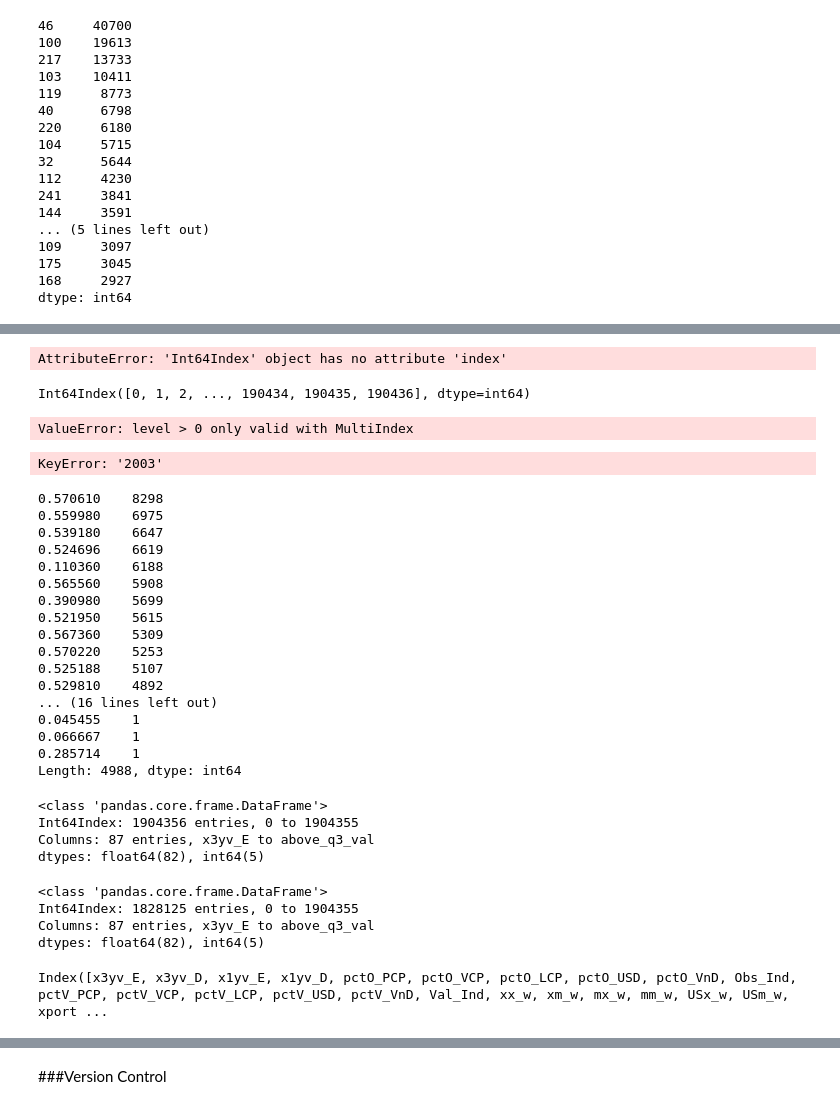
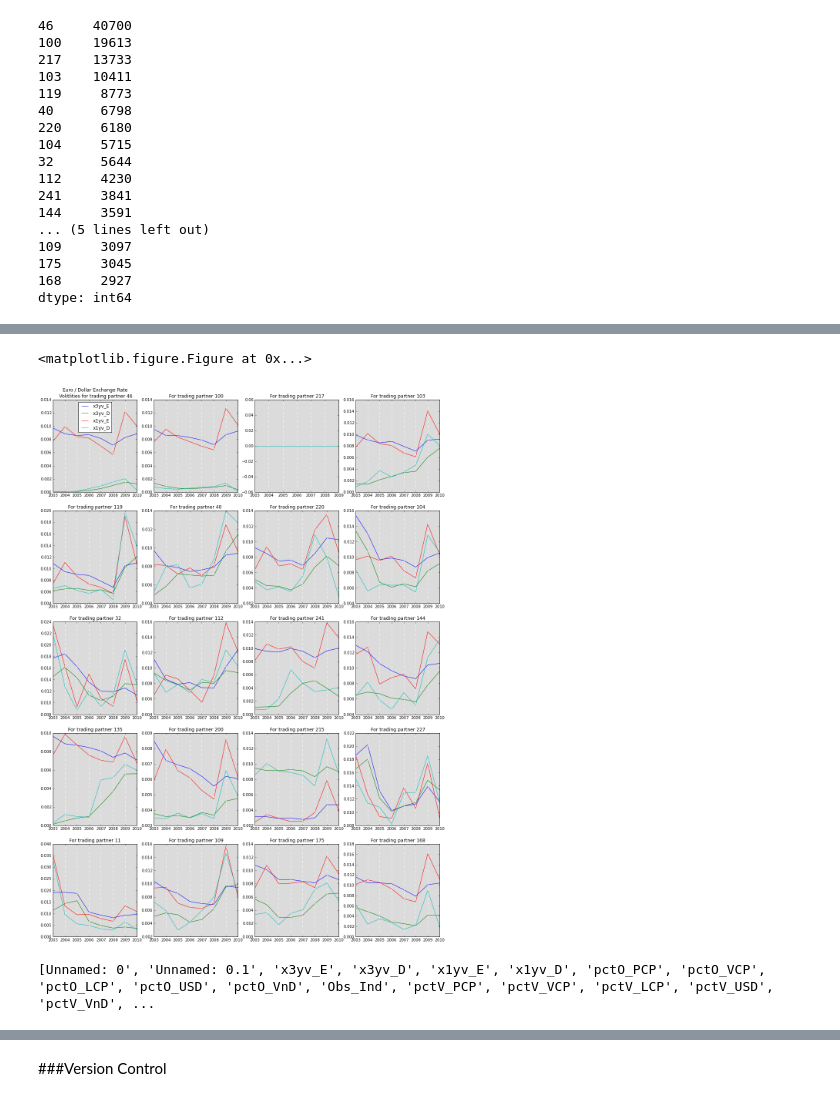
Before and after one commit to agconti/US_Dollar_Vehicle_Currency, a Jupyter notebook: Italian Trade/US_Dollar_Vehicle_Currency.ipynb, the cells around one changed output, grey strips where cells are left out. Drawn from its saved outputs; the diff is of its cells as text; code cells hidden in the pictures.

Commit message:
added plotting for currency market share by observation and trade val

```diff
--- a/Italian Trade/US_Dollar_Vehicle_Currency.ipynb
+++ b/Italian Trade/US_Dollar_Vehicle_Currency.ipynb
@@ -142,10 +141,12 @@ def vol_ploting(df):
     plot_count = 0
     for partner in top_trading_partners.index:
         plot_count += 1
-
         axes = fig.add_subplot(5,4,plot_count, axisbg="#DBDBDB")
         plot_data = grouped.xs(partner, level=1)
         axes.plot(plot_data.index, plot_data)
         axes.grid(axis='x', color='white', linestyle='dashed', lw=1)
-        title('Euro / Dollar Exchange Rate\n Volitlities for %s' % (int(partner)))
-        axes.legend(plot_data.columns, loc='best')
+        if plot_count == 1 :
+            title('Euro / Dollar Exchange Rate\n Volitlities for trading partner %s' % (int(partner)))
+            axes.legend(plot_data.columns, loc='best')
+            continue
+        title('For trading partner %s' % (int(partner)))
@@ -168,19 +153,9 @@ large_group = (df.ix[:,['x3yv_E', 'x3yv_D', 'x1yv_E', 'x1yv_D']].groupby(df.year
-# %%
-large_group.index()
-# %% [output]
-AttributeError: 'Int64Index' object has no attribute 'index'
-# %%
-df.index
-# %% [output]
-Int64Index([0, 1, 2, ..., 190434, 190435, 190436], dtype=int64)
-# %%
-large_group.groupby(level=1).head()
-# %% [output]
-ValueError: level > 0 only valid with MultiIndex
-# %%
-large_group.ix['2003']
-# %% [output]
-KeyError: '2003'
+# %%
+vol_ploting(df)
+savefig('Exchange_rate_volitlity_top20.png', bbox_inches='tight')
+# %% [output]
+<matplotlib.figure.Figure at 0x...>
+[figure, added]
 # %%
 def KDE_me(df,names):
     '''
@@ -213,41 +188,7 @@ def KDE_me(df,names):
         row_count += 1
         df.i.dropna().plot(kind='kde')
         plt.title(i); legend(loc='best')
-# %%
-df.pctO_USD.value_counts()
-# %% [output]
-0.570610    8298
-0.559980    6975
-0.539180    6647
-0.524696    6619
-0.110360    6188
-0.565560    5908
-0.390980    5699
-0.521950    5615
-0.567360    5309
-0.570220    5253
-0.525188    5107
-0.529810    4892
-... (16 lines left out)
-0.045455    1
-0.066667    1
-0.285714    1
-Length: 4988, dtype: int64
-# %%
-df
-# %% [output]
-<class 'pandas.core.frame.DataFrame'>
-Int64Index: 1904356 entries, 0 to 1904355
-Columns: 87 entries, x3yv_E to above_q3_val
-dtypes: float64(82), int64(5)
-# %%
-df.dropna()
-# %% [output]
-<class 'pandas.core.frame.DataFrame'>
-Int64Index: 1828125 entries, 0 to 1904355
-Columns: 87 entries, x3yv_E to above_q3_val
-dtypes: float64(82), int64(5)
-# %%
-df.columns
-# %% [output]
-Index([x3yv_E, x3yv_D, x1yv_E, x1yv_D, pctO_PCP, pctO_VCP, pctO_LCP, pctO_USD, pctO_VnD, Obs_Ind, pctV_PCP, pctV_VCP, pctV_LCP, pctV_USD, pctV_VnD, Val_Ind, xx_w, xm_w, mx_w, mm_w, USx_w, USm_w, xport ...
+# %%
+ka.columns_to_str(df.columns)
+# %% [output]
+[Unnamed: 0', 'Unnamed: 0.1', 'x3yv_E', 'x3yv_D', 'x1yv_E', 'x1yv_D', 'pctO_PCP', 'pctO_VCP', 'pctO_LCP', 'pctO_USD', 'pctO_VnD', 'Obs_Ind', 'pctV_PCP', 'pctV_VCP', 'pctV_LCP', 'pctV_USD', 'pctV_VnD', ...
```
Also changed, not shown: parts of 16 cells of this notebook.
